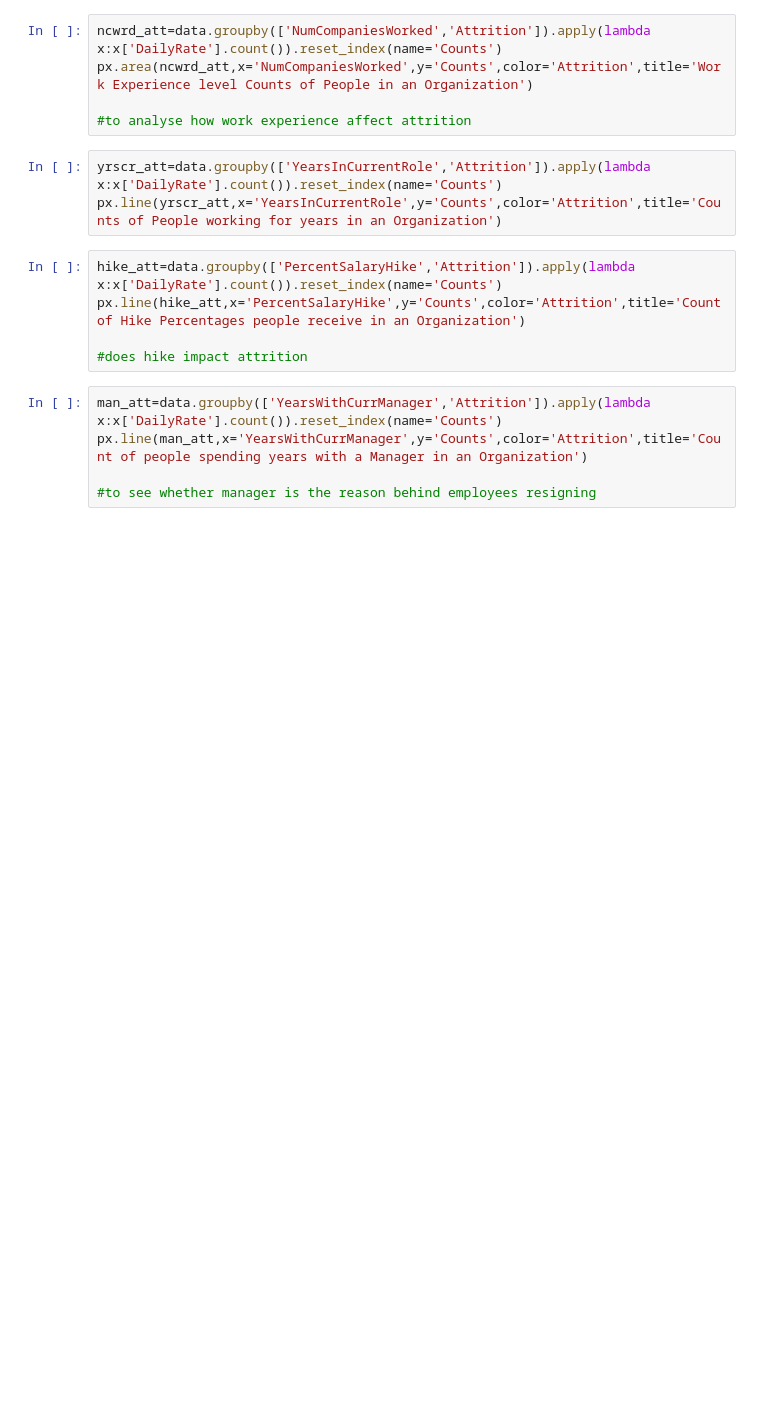
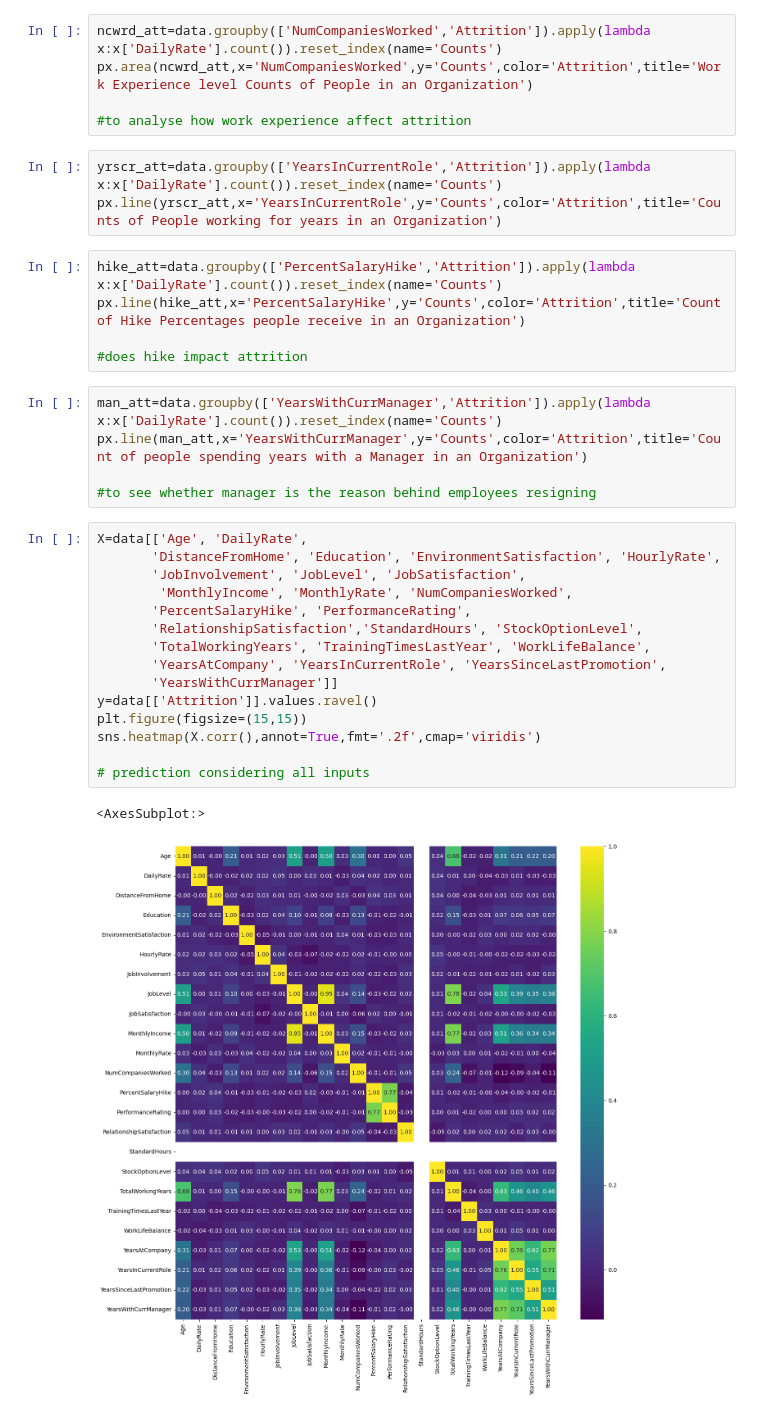
Before and after one commit to Mridul47/HR-analytics-IBM, a Jupyter notebook: notebooks/hr-analytics.ipynb, the cells around one changed output. Drawn from its saved outputs; the diff is of its cells as text; blank space fills up the shorter version.

Commit message:
prediction added and readme updated

```diff
--- a/notebooks/hr-analytics.ipynb
+++ b/notebooks/hr-analytics.ipynb
@@ -127,3 +127,21 @@ man_att=data.groupby(['YearsWithCurrManager','Attrition']).apply(lambda x:x['Dai
 px.line(man_att,x='YearsWithCurrManager',y='Counts',color='Attrition',title='Count of people spending years with a Manager in an Organization')
 
 #to see whether manager is the reason behind employees resigning
+# %%
+X=data[['Age', 'DailyRate',
+       'DistanceFromHome', 'Education', 'EnvironmentSatisfaction', 'HourlyRate',
+       'JobInvolvement', 'JobLevel', 'JobSatisfaction',
+        'MonthlyIncome', 'MonthlyRate', 'NumCompaniesWorked',
+       'PercentSalaryHike', 'PerformanceRating',
+       'RelationshipSatisfaction','StandardHours', 'StockOptionLevel',
+       'TotalWorkingYears', 'TrainingTimesLastYear', 'WorkLifeBalance',
+       'YearsAtCompany', 'YearsInCurrentRole', 'YearsSinceLastPromotion',
+       'YearsWithCurrManager']]
+y=data[['Attrition']].values.ravel()
+plt.figure(figsize=(15,15))
+sns.heatmap(X.corr(),annot=True,fmt='.2f',cmap='viridis')
+
+# prediction considering all inputs
+# %% [output]
+<AxesSubplot:>
+[figure, added]
```
Also changed, not shown: parts of 1 cell of this notebook, 1 other file.
